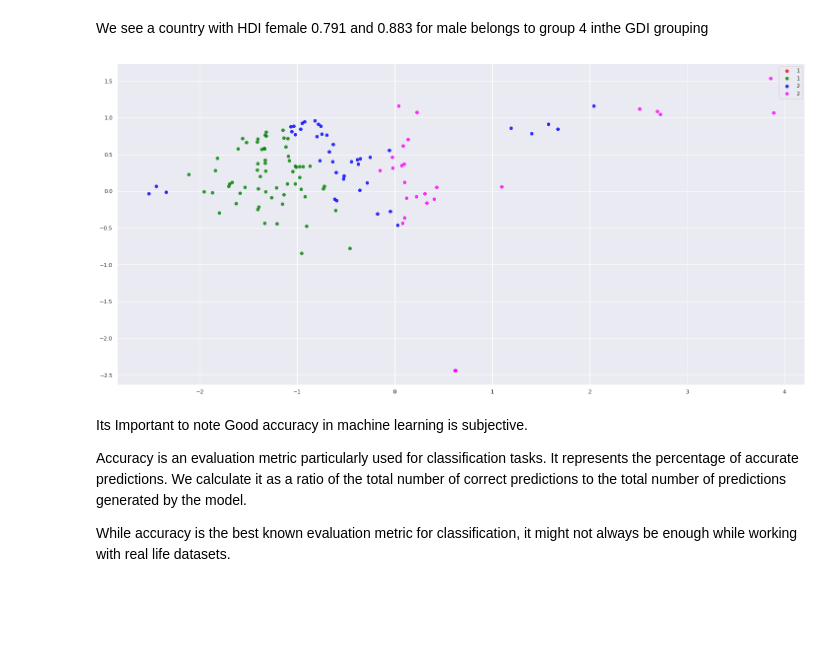
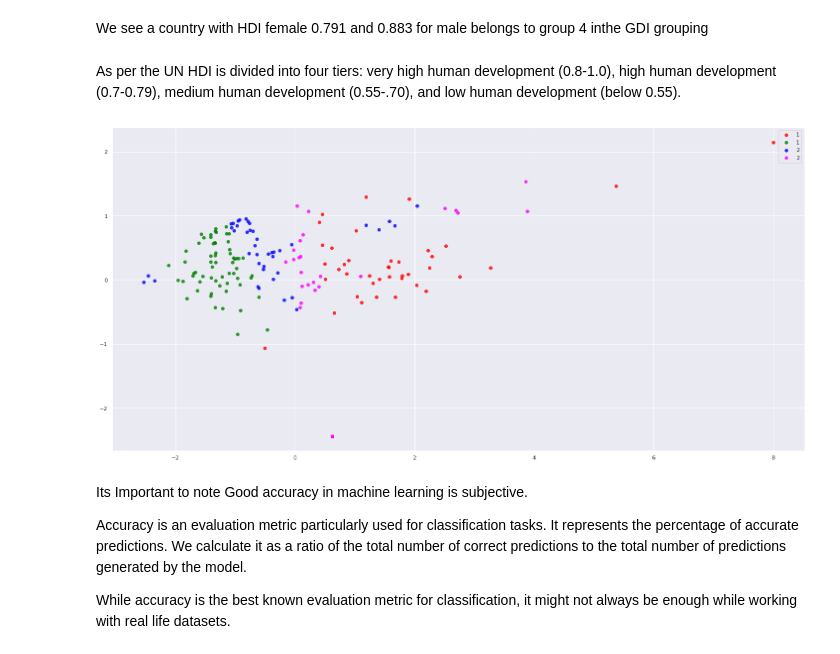
Before and after one commit to dynasty-29/GDI_Project, a Jupyter notebook: Team_atreides_GDI_Project.ipynb, the cells around one changed output. Saved outputs shown, nothing was run; the diff lists cells and outputs as text; code cells hidden in the pictures; blank space fills up the shorter version.

```diff
--- a/Team_atreides_GDI_Project.ipynb
+++ b/Team_atreides_GDI_Project.ipynb
@@ -800,29 +800,31 @@ X does not have valid feature names, but LinearDiscriminantAnalysis was fitted w
 array([4])
 # %% [markdown]
 We see a country with HDI female 0.791 and 0.883 for male belongs to group 4 inthe GDI grouping
+# %% [markdown]
+ As per the UN HDI is divided into four tiers: very high human development (0.8-1.0), high human development (0.7-0.79), medium human development (0.55-.70), and low human development (below 0.55).
 # %%
 #define data to plot
 X = gdi[['HDI_Female', 'HDI_Male']]
 y = gdi['GDI_Group']
 model = LDA()
 data_plot = model.fit(X, y).transform(X)
 groupings = gdi['GDI_Group']
 
 #create LDA plot
 plt.figure()
 colors = ['red', 'green', 'blue', 'magenta']
 lw = 2
-for color, i, groupings in zip(colors, [0, 1, 2, 3], groupings):
+for color, i, groupings in zip(colors, [4, 1, 2, 3], groupings):
     plt.scatter(data_plot[y == i, 0], data_plot[y == i, 1], alpha=.8, color=color,
                 label=groupings)
 
 #add legend to plot
 plt.legend(loc='best', shadow=False, scatterpoints=1)
 
 #display LDA plot
 plt.show()
 # %% [output]
-[figure, old version]
+[figure, new version]
 # %% [markdown]
 Its Important to note Good accuracy in machine learning is subjective.
 
```
Also changed, not shown: parts of 13 cells of this notebook.
